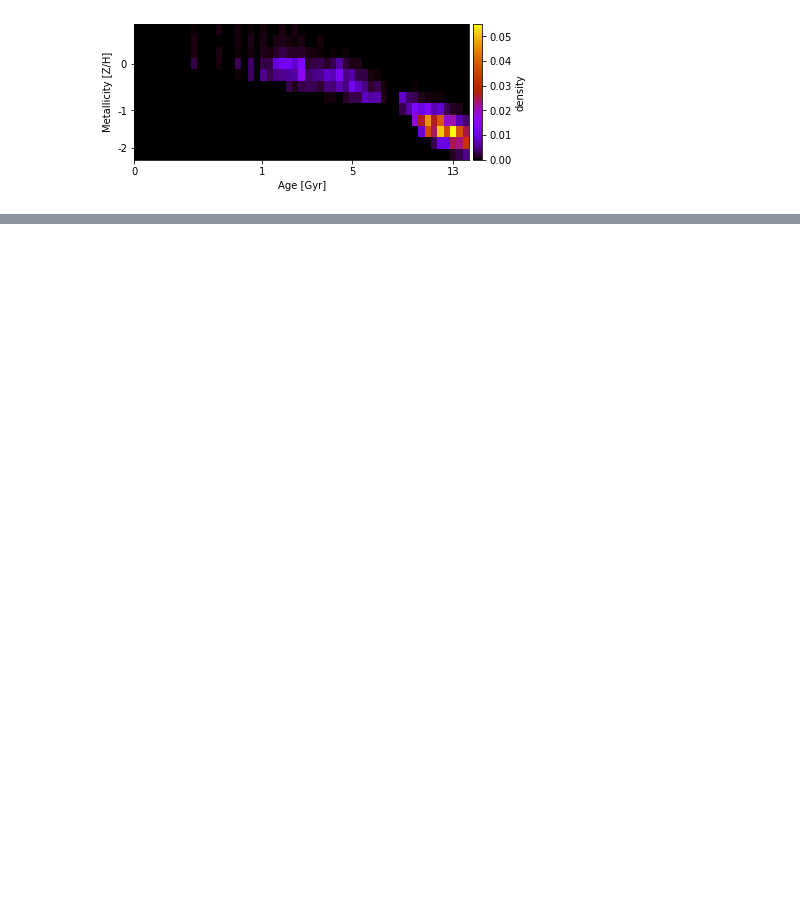
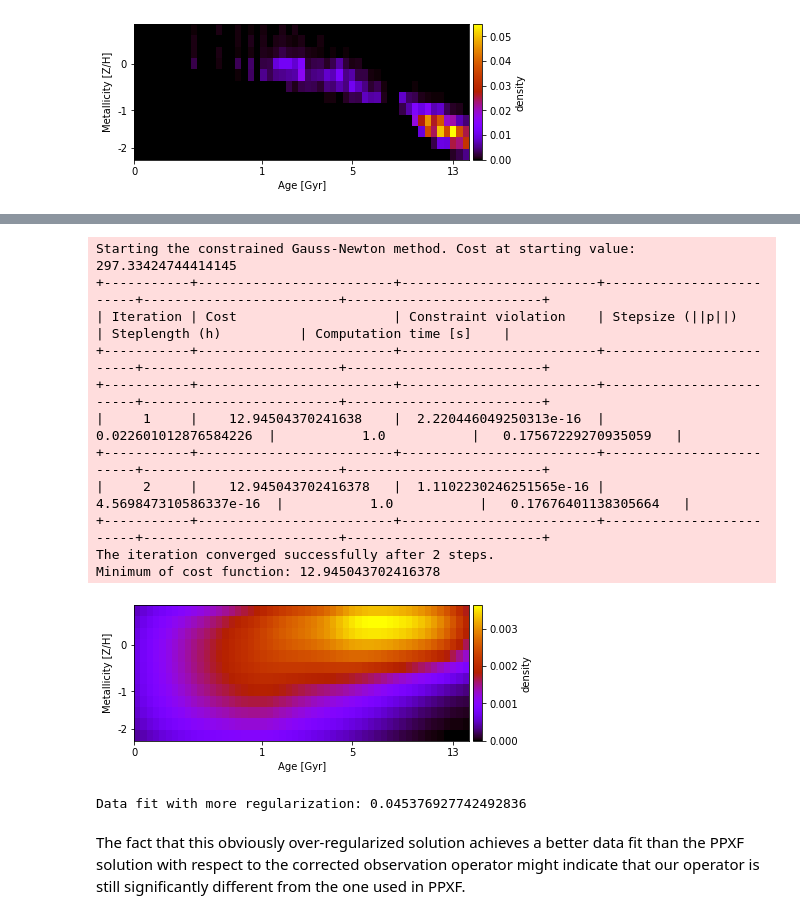
Before and after one commit to prashjet/uq4pk, a Jupyter notebook: notebooks/M54_data.ipynb, the cells around one changed output, grey strips where cells are left out. Saved outputs shown, nothing was run; the diff lists cells and outputs as text; code cells hidden in the pictures; blank space fills up the shorter version.

```diff
--- a/notebooks/M54_data.ipynb
+++ b/notebooks/M54_data.ipynb
@@ -431,11 +382,0 @@ Now, let's fit:
-# %%
-forward_operator = ForwardOperator(hermite_order=4, mask=mask, ssps=ssps_corrected, dv=ssps_corrected.dv,
-                                   do_log_resample=False)
-# Fit the model
-model = StatModel(y=y_norm, y_sd=y_sd_norm, forward_operator=forward_operator)
-model.fix_theta_v(indices=np.arange(model.dim_theta), values=theta_v)
-model.normalize()
-model.f_start = f_gt_normalized.flatten()
-fitted_model = model.fit()
-f_map_corrected = fitted_model.f_map
-plot_distribution_function(image=f_map_corrected, ssps=ssps_corrected, show=True)
@@ -482,0 +387,23 @@ So, it seems that the corrected observation operator affects the quality of our
+# %%
+# Compute data fit
+ydim = y_norm.size
+
+def data_fit(z):
+    scaled_fit = np.linalg.norm((z - y_norm) / y_sd_norm) / ydim
+    return scaled_fit
+
+y_map_old = G_old.evaluate(f_map_old, theta_v)[mask]
+y_map_old_new = G.evaluate(f_map_old, theta_v)[mask]
+y_map = G.evaluate(f_map, theta_v)[mask]
+y_ppxf = G.evaluate(f_ppxf_norm, theta_v)[mask]
+y_gt = G.evaluate(f_gt_normalized, theta_v)[mask]
+data_fit_map_old = data_fit(y_map_old)
+data_fit_map_old_new = data_fit(y_map_old_new)
+data_fit_map = data_fit(y_map)
+data_fit_ppxf = data_fit(y_ppxf)
+data_fit_gt = data_fit(y_gt)
+print(f"Data fit of MAP, old: {data_fit_map_old}")
+print(f"Data fit of old MAP with new operator: {data_fit_map_old_new}")
+print(f"Data fit of MAP, corrected: {data_fit_map}")
+print(f"Data fit of PPXF: {data_fit_ppxf}")
+print(f"Data fit of ground truth: {data_fit_gt}")
@@ -482,0 +437,29 @@ So, it seems that the corrected observation operator affects the quality of our
+# %%
+model.beta1 = 1e9
+fitted_model_regularized = model.fit()
+
+f_map_regularized = fitted_model_regularized.f_map
+plot_distribution_function(f_map_regularized, ssps=ssps_corrected)
+
+y_map_regularized = G.evaluate(f_map_regularized, theta_v)[mask]
+data_fit_map_regularized = data_fit(y_map_regularized)
+
+print(f"Data fit with more regularization: {data_fit_map_regularized}")
+# %% [output]
+Starting the constrained Gauss-Newton method. Cost at starting value: 297.33424744414145
++-----------+-------------------------+-------------------------+-------------------------+-------------------------+-------------------------+
+| Iteration | Cost                    | Constraint violation    | Stepsize (||p||)        | Steplength (h)          | Computation time [s]    |
++-----------+-------------------------+-------------------------+-------------------------+-------------------------+-------------------------+
++-----------+-------------------------+-------------------------+-------------------------+-------------------------+-------------------------+
+|     1     |    12.94504370241638    |  2.220446049250313e-16  |   0.022601012876584226  |           1.0           |   0.17567229270935059   |
++-----------+-------------------------+-------------------------+-------------------------+-------------------------+-------------------------+
+|     2     |    12.945043702416378   |  1.1102230246251565e-16 |  4.569847310586337e-16  |           1.0           |   0.17676401138305664   |
++-----------+-------------------------+-------------------------+-------------------------+-------------------------+-------------------------+
+The iteration converged successfully after 2 steps.
+Minimum of cost function: 12.945043702416378
+[figure, added]
+Data fit with more regularization: 0.045376927742492836
+# %% [markdown]
+The fact that this obviously over-regularized solution achieves a better
+data fit than the PPXF solution with respect to the corrected observation operator might indicate
+that our operator is still significantly different from the one used in PPXF.
```
Also changed, not shown: parts of 31 cells of this notebook.
